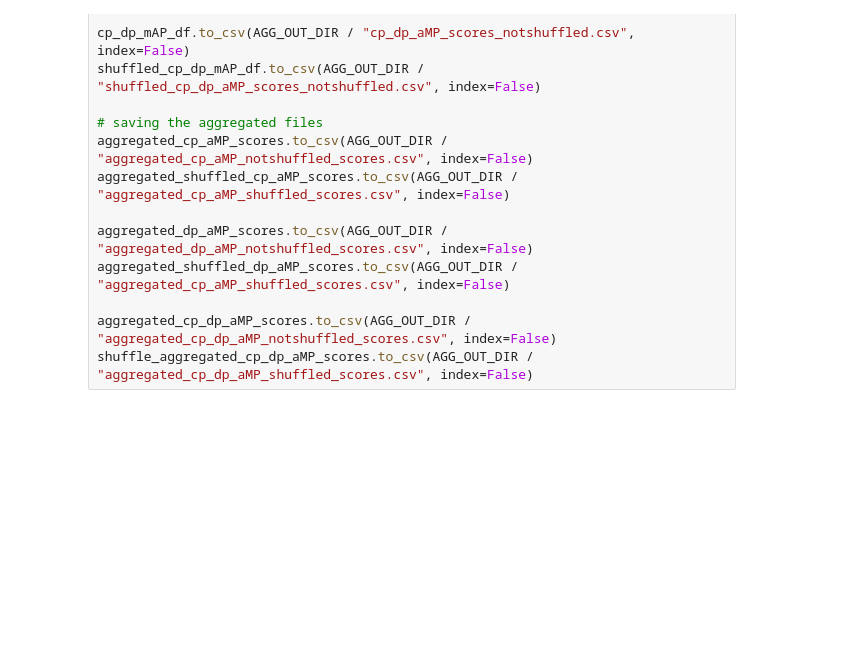
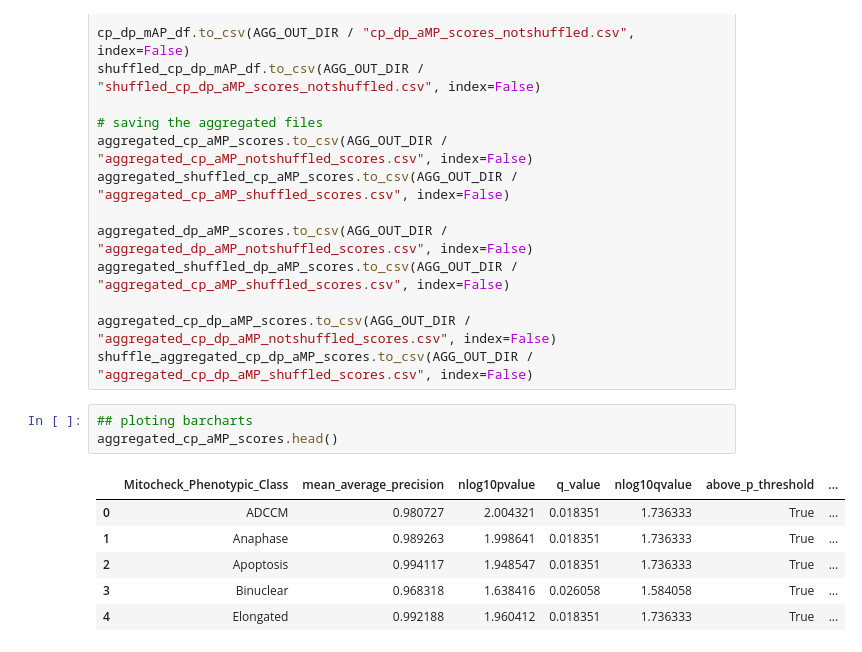
Before and after one commit to WayScience/Mitochcheck-MAP-analysis, a Jupyter notebook: notebooks/process_mAP_scores.ipynb, the cells around one changed output. Cells and saved outputs as stored; diff of their text form; blank space fills up the shorter version.

```diff
--- a/notebooks/process_mAP_scores.ipynb
+++ b/notebooks/process_mAP_scores.ipynb
@@ -85,3 +88,13 @@ aggregated_shuffled_dp_aMP_scores.to_csv(AGG_OUT_DIR / "aggregated_cp_aMP_shuffl
 
 aggregated_cp_dp_aMP_scores.to_csv(AGG_OUT_DIR / "aggregated_cp_dp_aMP_notshuffled_scores.csv", index=False)
 shuffle_aggregated_cp_dp_aMP_scores.to_csv(AGG_OUT_DIR / "aggregated_cp_dp_aMP_shuffled_scores.csv", index=False)
+# %%
+## ploting barcharts
+aggregated_cp_aMP_scores.head()
+# %% [output]
+|  | Mitocheck_Phenotypic_Class | mean_average_precision | nlog10pvalue | q_value | nlog10qvalue | above_p_threshold | ... |
+| 0 | ADCCM | 0.980727 | 2.004321 | 0.018351 | 1.736333 | True | ... |
+| 1 | Anaphase | 0.989263 | 1.998641 | 0.018351 | 1.736333 | True | ... |
+| 2 | Apoptosis | 0.994117 | 1.948547 | 0.018351 | 1.736333 | True | ... |
+| 3 | Binuclear | 0.968318 | 1.638416 | 0.026058 | 1.584058 | True | ... |
+| 4 | Elongated | 0.992188 | 1.960412 | 0.018351 | 1.736333 | True | ... |
```
Also changed, not shown: parts of 5 cells of this notebook, 9 other files.
